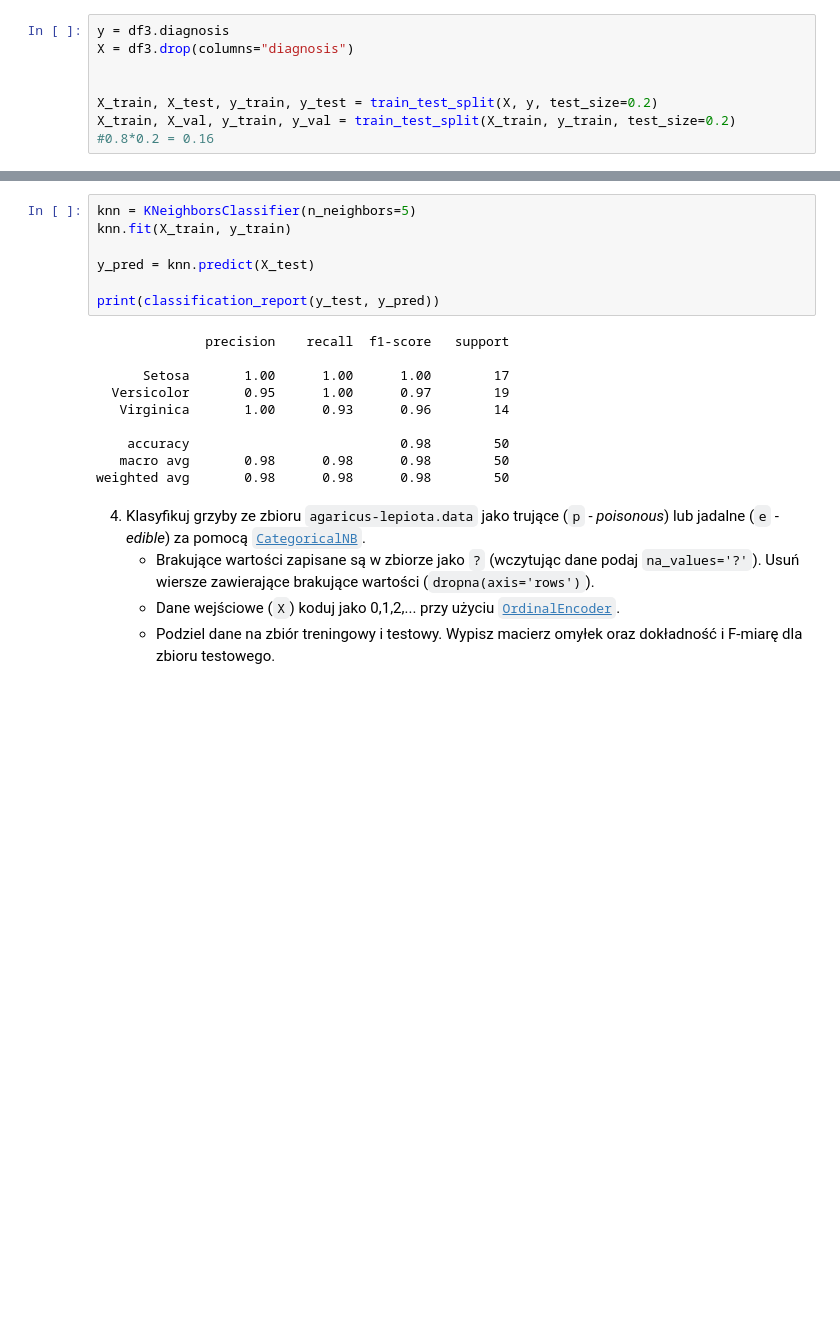
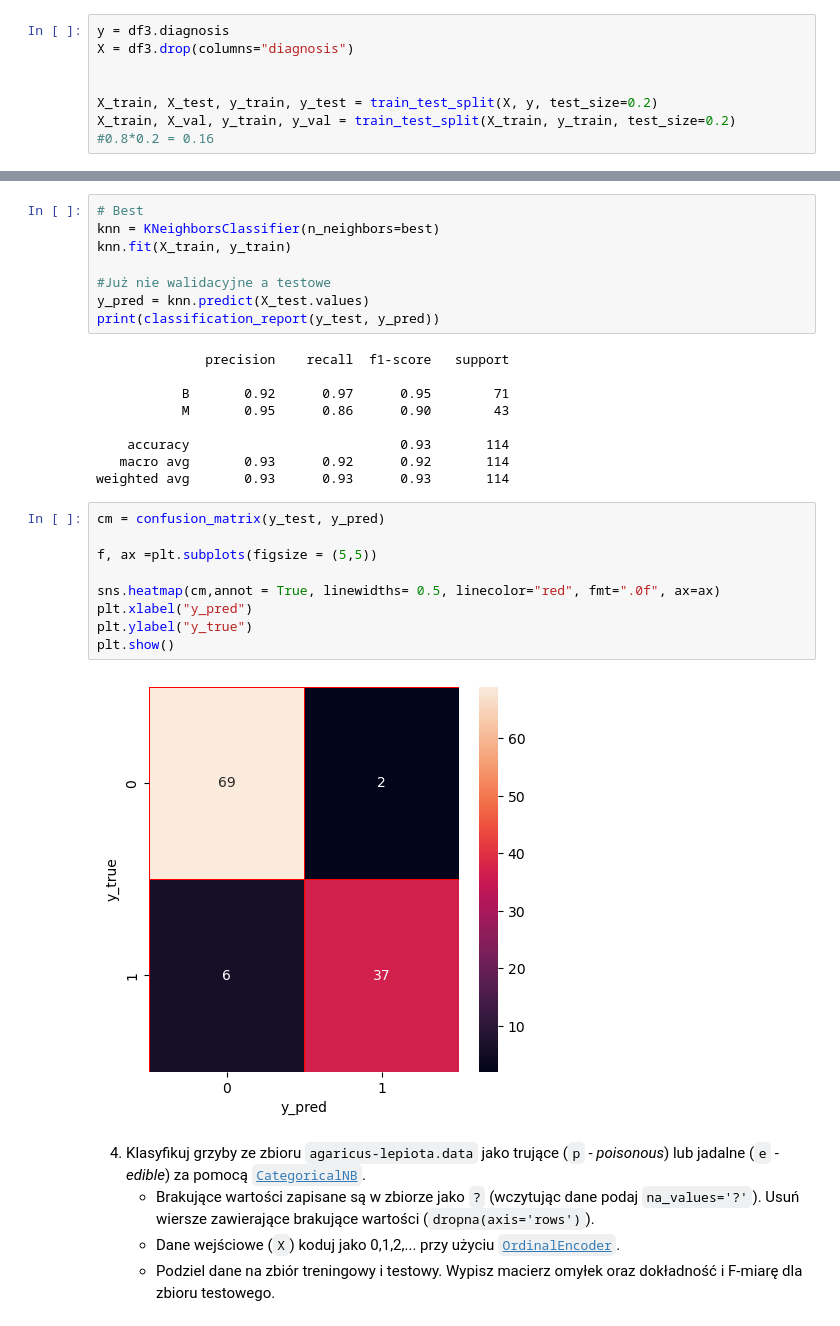
Before and after one commit to MichalBrodackiPJA/Eksploracja-i-Wizualizacja-Danych, a Jupyter notebook: Ćwiczenia 4/Lab - Klasyfikacja.ipynb, the cells around one changed output, grey strips where cells are left out. Saved outputs shown, nothing was run; the diff lists cells and outputs as text; blank space fills up the shorter version.

```diff
--- a/Ćwiczenia 4/Lab - Klasyfikacja.ipynb
+++ b/Ćwiczenia 4/Lab - Klasyfikacja.ipynb
@@ -152,20 +312,31 @@ X_train, X_val, y_train, y_val = train_test_split(X_train, y_train, test_size=0.
 # %%
-knn = KNeighborsClassifier(n_neighbors=5)
+# Best
+knn = KNeighborsClassifier(n_neighbors=best)
 knn.fit(X_train, y_train)
 
-y_pred = knn.predict(X_test)
-
+#Już nie walidacyjne a testowe
+y_pred = knn.predict(X_test.values)
 print(classification_report(y_test, y_pred))
 # %% [output]
               precision    recall  f1-score   support
 
-      Setosa       1.00      1.00      1.00        17
-  Versicolor       0.95      1.00      0.97        19
-   Virginica       1.00      0.93      0.96        14
+           B       0.92      0.97      0.95        71
+           M       0.95      0.86      0.90        43
 
-    accuracy                           0.98        50
-   macro avg       0.98      0.98      0.98        50
-weighted avg       0.98      0.98      0.98        50
+    accuracy                           0.93       114
+   macro avg       0.93      0.92      0.92       114
+weighted avg       0.93      0.93      0.93       114
+# %%
+cm = confusion_matrix(y_test, y_pred)
+
+f, ax =plt.subplots(figsize = (5,5))
+
+sns.heatmap(cm,annot = True, linewidths= 0.5, linecolor="red", fmt=".0f", ax=ax)
+plt.xlabel("y_pred")
+plt.ylabel("y_true")
+plt.show()
+# %% [output]
+[figure, added]
 # %% [markdown]
 4. Klasyfikuj grzyby ze zbioru `agaricus-lepiota.data` jako trujące (`p` - *poisonous*) lub jadalne (`e` - *edible*) za pomocą [`CategoricalNB`](https://scikit-learn.org/stable/modules/generated/sklearn.naive_bayes.CategoricalNB.html).
     - Brakujące wartości zapisane są w zbiorze jako `?` (wczytując dane podaj `na_values='?'`). Usuń wiersze zawierające brakujące wartości (`dropna(axis='rows')`).
```
Also changed, not shown: parts of 11 cells of this notebook.
